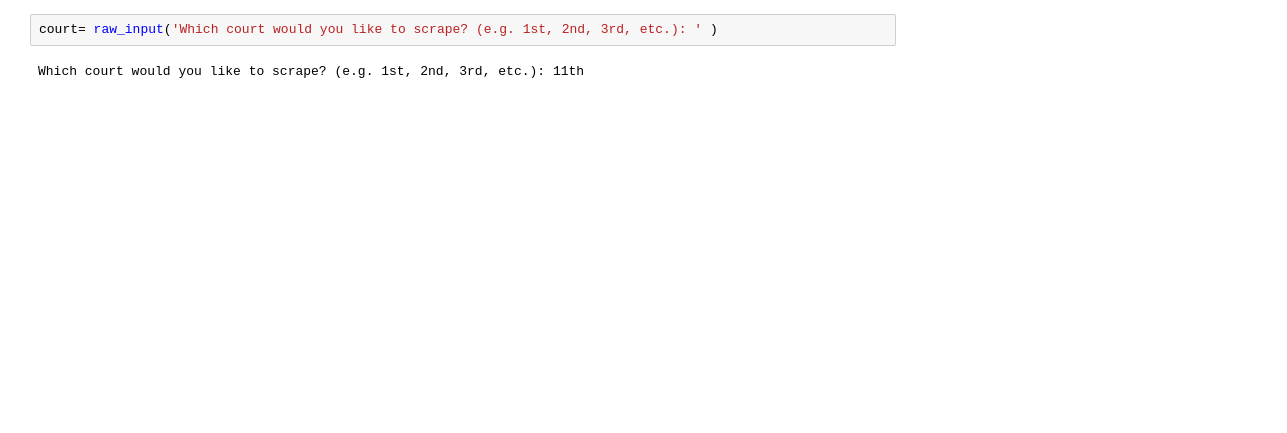
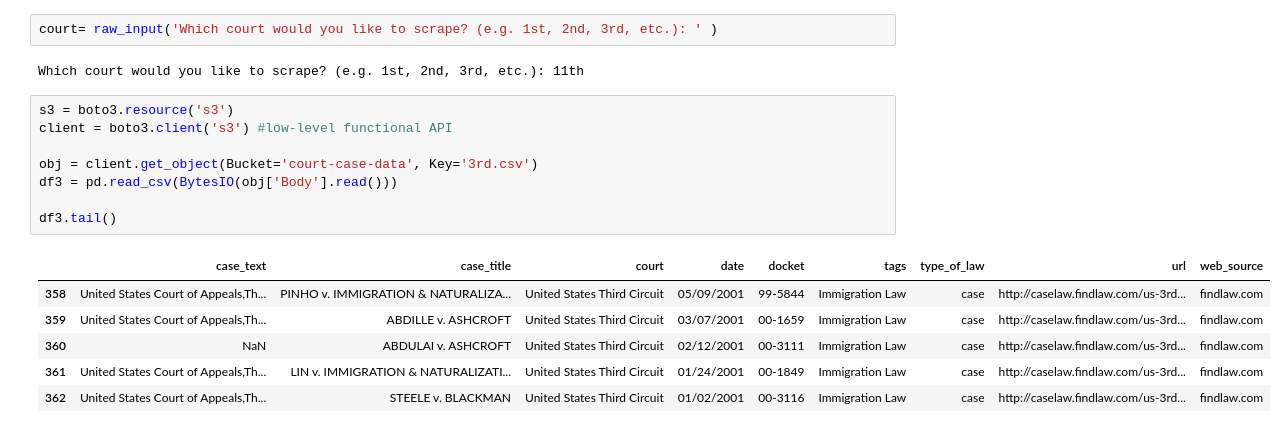
Before and after one commit to 305kev/Capstone_Proposal, a Jupyter notebook: notebooks/Clean_test_web_scraper.ipynb, the cells around one changed output. Cells and saved outputs as stored; diff of their text form; blank space fills up the shorter version.

```diff
--- a/notebooks/Clean_test_web_scraper.ipynb
+++ b/notebooks/Clean_test_web_scraper.ipynb
@@ -494,3 +494,18 @@ newdf.head()
 court= raw_input('Which court would you like to scrape? (e.g. 1st, 2nd, 3rd, etc.): ' )
 # %% [output]
 Which court would you like to scrape? (e.g. 1st, 2nd, 3rd, etc.): 11th
+# %%
+s3 = boto3.resource('s3')
+client = boto3.client('s3') #low-level functional API
+
+obj = client.get_object(Bucket='court-case-data', Key='3rd.csv')
+df3 = pd.read_csv(BytesIO(obj['Body'].read()))
+
+df3.tail()
+# %% [output]
+|  | case_text | case_title | court | date | docket | tags | type_of_law | url | web_source |
+| 358 | United States Court of Appeals,Th... | PINHO v. IMMIGRATION & NATURALIZA... | United States Third Circuit | 05/09/2001 | 99-5844 | Immigration Law | case | http://caselaw.findlaw.com/us-3rd... | findlaw.com |
+| 359 | United States Court of Appeals,Th... | ABDILLE v. ASHCROFT | United States Third Circuit | 03/07/2001 | 00-1659 | Immigration Law | case | http://caselaw.findlaw.com/us-3rd... | findlaw.com |
+| 360 | NaN | ABDULAI v. ASHCROFT | United States Third Circuit | 02/12/2001 | 00-3111 | Immigration Law | case | http://caselaw.findlaw.com/us-3rd... | findlaw.com |
+| 361 | United States Court of Appeals,Th... | LIN v. IMMIGRATION & NATURALIZATI... | United States Third Circuit | 01/24/2001 | 00-1849 | Immigration Law | case | http://caselaw.findlaw.com/us-3rd... | findlaw.com |
+| 362 | United States Court of Appeals,Th... | STEELE v. BLACKMAN | United States Third Circuit | 01/02/2001 | 00-3116 | Immigration Law | case | http://caselaw.findlaw.com/us-3rd... | findlaw.com |
```
Also changed, not shown: parts of 2 cells of this notebook, 1 other file.
